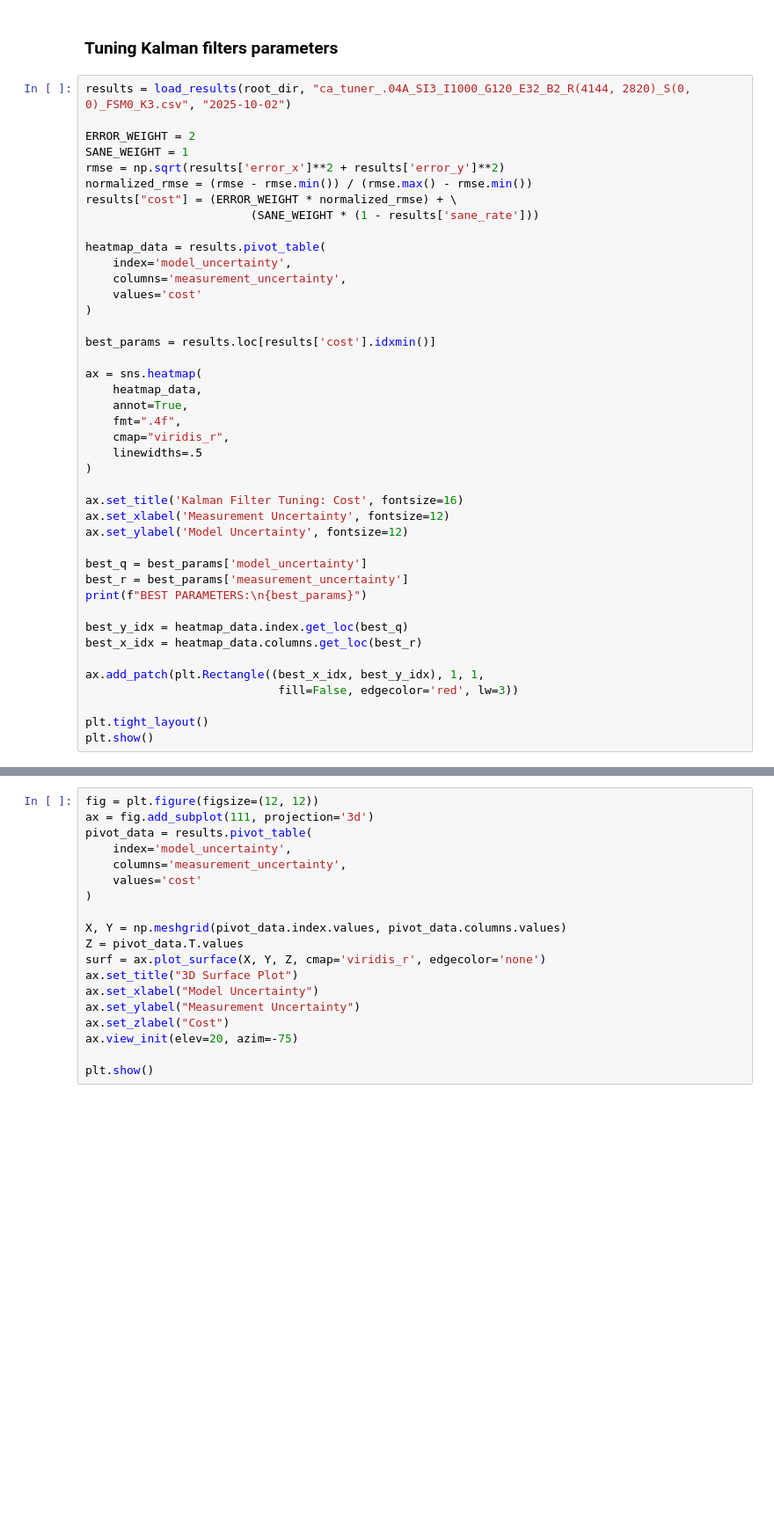
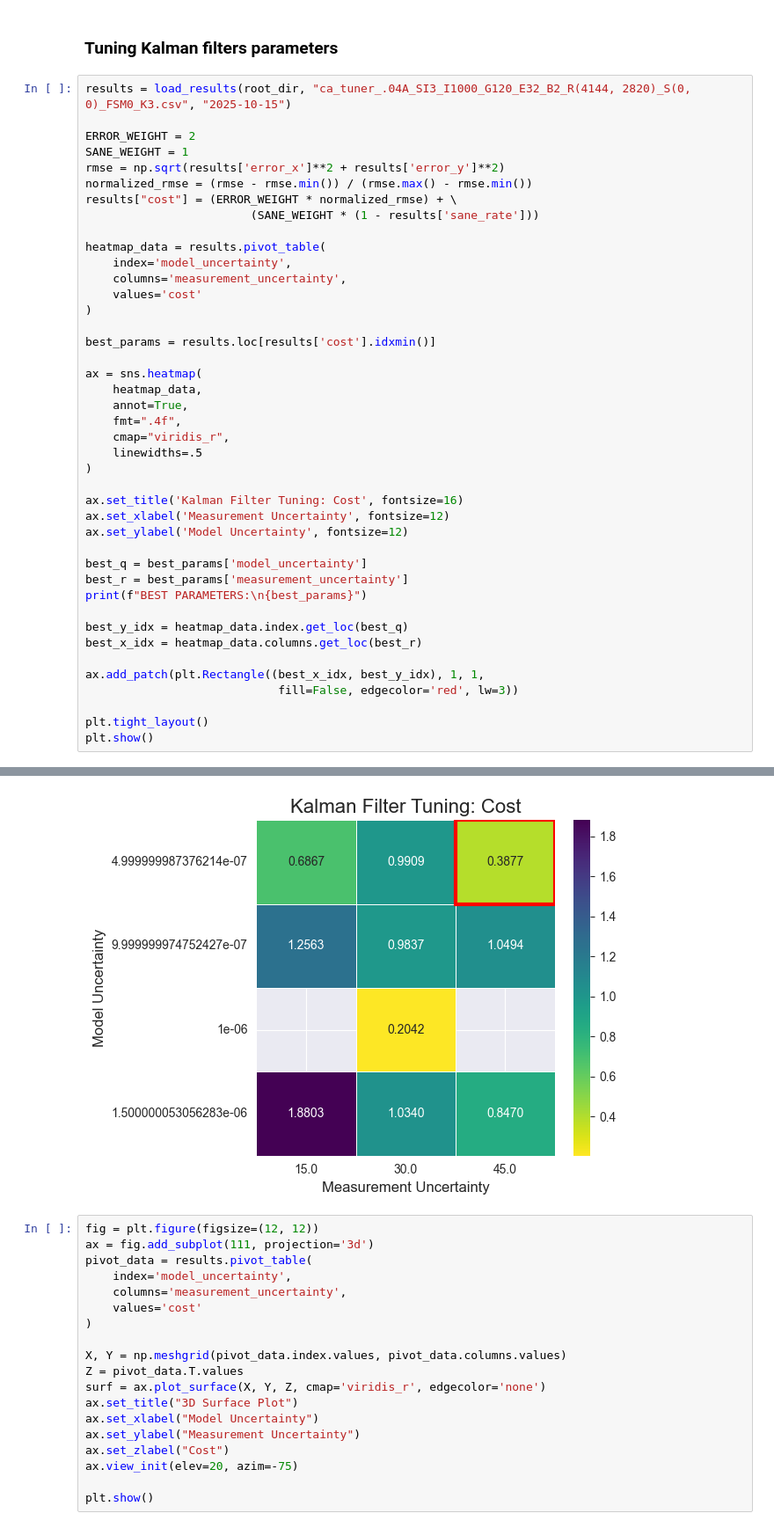
Before and after one commit to Bloodaxe90/Satellite_Tracking, a Jupyter notebook: notebooks/inference.ipynb, the cells around one changed output, grey strips where cells are left out. Shown at 88% size. Saved outputs shown, nothing was run; the diff lists cells and outputs as text; blank space fills up the shorter version.

```diff
--- a/notebooks/inference.ipynb
+++ b/notebooks/inference.ipynb
@@ -790,7 +796,7 @@ plt.show()
 # %% [markdown]
 ### Tuning Kalman filters parameters
 # %%
-results = load_results(root_dir, "ca_tuner_.04A_SI3_I1000_G120_E32_B2_R(4144, 2820)_S(0, 0)_FSM0_K3.csv", "2025-10-02")
+results = load_results(root_dir, "ca_tuner_.04A_SI3_I1000_G120_E32_B2_R(4144, 2820)_S(0, 0)_FSM0_K3.csv", "2025-10-15")
 
 ERROR_WEIGHT = 2
 SANE_WEIGHT = 1
@@ -838,3 +852,4 @@ KeyError: 'error_x'
+[figure, added]
 # %%
 fig = plt.figure(figsize=(12, 12))
 ax = fig.add_subplot(111, projection='3d')
```
Also changed, not shown: parts of 3 cells of this notebook, 50 other files.
